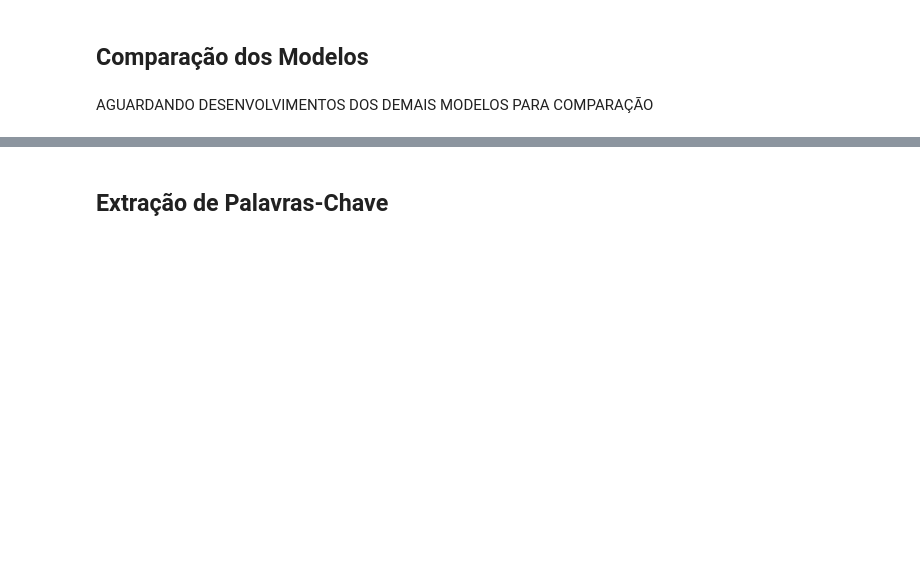
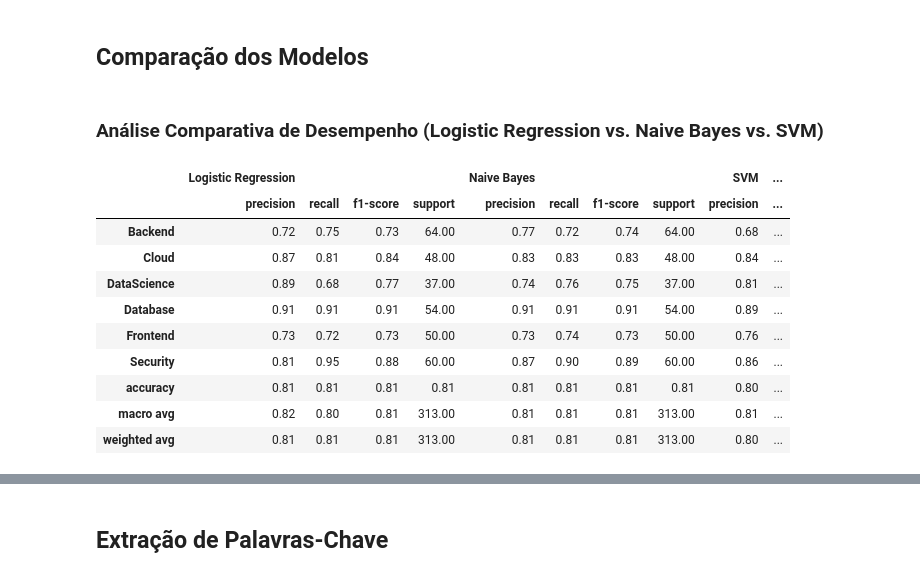
Before and after one commit to No-Country-simulation/g9-br-techmind-team10, a Jupyter notebook: datascience/notebooks/05_techmind.ipynb, the cells around one changed output, grey strips where cells are left out. Cells and saved outputs as stored; diff of their text form; code cells hidden in the pictures; blank space fills up the shorter version.

```diff
--- a/datascience/notebooks/05_techmind.ipynb
+++ b/datascience/notebooks/05_techmind.ipynb
@@ -799,5 +799,28 @@ Como a base apresenta um desequilíbrio apenas moderado, o modelo SVM (baseline)
 Apesar do leve ganho no acerto de classes minoritárias no modelo SVM (balanced), opta-se pela escolha do SVM (baseline) o teste de comparação entre os modelos.
 # %% [markdown]
 ## Comparação dos Modelos
-# %% [markdown]
-AGUARDANDO DESENVOLVIMENTOS DOS DEMAIS MODELOS PARA COMPARAÇÃO
+# %% [markdown]
+### Análise Comparativa de Desempenho (Logistic Regression vs. Naive Bayes vs. SVM)
+# %%
+# Métricas de avaliação dos modelos (Logistic Regression vs SVM')
+
+# Gerando os relatórios como DataFrame
+report_lr = pd.DataFrame(classification_report(y_test, y_pred_lr, output_dict=True)).transpose()
+report_nb = pd.DataFrame(classification_report(y_test, y_pred_nb_balanced, output_dict=True)).transpose()
+report_svm = pd.DataFrame(classification_report(y_test, y_pred_svm, output_dict=True)).transpose()
+
+# Comparando performance dos dois modelos
+comparacao = pd.concat([report_lr, report_nb, report_svm], axis=1, keys=['Logistic Regression', 'Naive Bayes', 'SVM'])
+comparacao.round(2)
+# %% [output]
+|  | Logistic Regression |  |  |  | Naive Bayes |  |  |  | SVM | ... |
+|  | precision | recall | f1-score | support | precision | recall | f1-score | support | precision | ... |
+| Backend | 0.72 | 0.75 | 0.73 | 64.00 | 0.77 | 0.72 | 0.74 | 64.00 | 0.68 | ... |
+| Cloud | 0.87 | 0.81 | 0.84 | 48.00 | 0.83 | 0.83 | 0.83 | 48.00 | 0.84 | ... |
+| DataScience | 0.89 | 0.68 | 0.77 | 37.00 | 0.74 | 0.76 | 0.75 | 37.00 | 0.81 | ... |
+| Database | 0.91 | 0.91 | 0.91 | 54.00 | 0.91 | 0.91 | 0.91 | 54.00 | 0.89 | ... |
+| Frontend | 0.73 | 0.72 | 0.73 | 50.00 | 0.73 | 0.74 | 0.73 | 50.00 | 0.76 | ... |
+| Security | 0.81 | 0.95 | 0.88 | 60.00 | 0.87 | 0.90 | 0.89 | 60.00 | 0.86 | ... |
+| accuracy | 0.81 | 0.81 | 0.81 | 0.81 | 0.81 | 0.81 | 0.81 | 0.81 | 0.80 | ... |
+| macro avg | 0.82 | 0.80 | 0.81 | 313.00 | 0.81 | 0.81 | 0.81 | 313.00 | 0.81 | ... |
+| weighted avg | 0.81 | 0.81 | 0.81 | 313.00 | 0.81 | 0.81 | 0.81 | 313.00 | 0.80 | ... |
```
Also changed, not shown: parts of 18 cells of this notebook.
